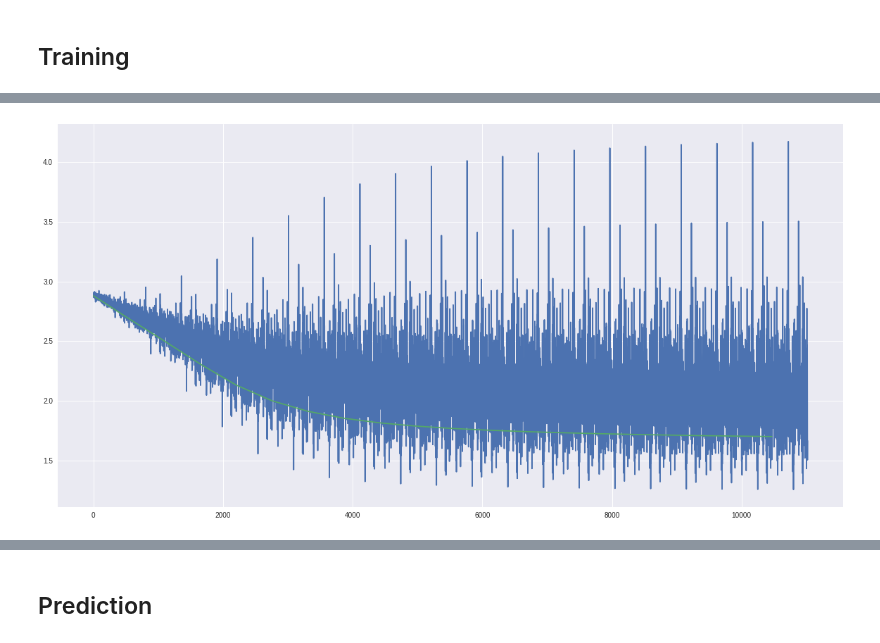
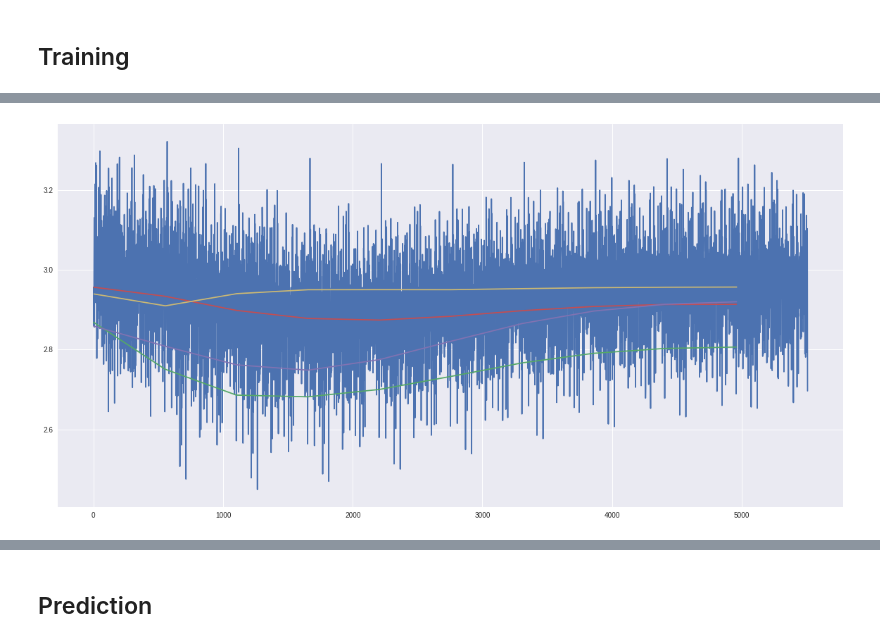
Before and after one commit to kohjingyu/hidden-markov-model, a Jupyter notebook: Part5.ipynb, the cells around one changed output, grey strips where cells are left out. Drawn from its saved outputs; the diff is of its cells as text; code cells hidden in the pictures.

```diff
--- a/Part5.ipynb
+++ b/Part5.ipynb
@@ -251,15 +317,3 @@ W3      (18, 128)
 # %%
-lr = 0.01
-n_epochs = 20
+lr = 0.0005
+n_epochs = 10
-# %%
-%%script false
-# test loss function by overfitting
-losses = []
-for i in trange(n_iters):
-    loss = compute_loss(W, b, x, y)
-    grad_W = compute_grad_W(W, b, x, y)
-    grad_b = compute_grad_b(W, b, x, y)
-
-    W -= lr * grad_W
-    b -= lr * grad_b
-    losses.append(loss)
@@ -299,0 +320,24 @@ for i in trange(n_epochs):
+# %%
+%%script false
+# overfitting test
+x, y = inputs[0], labels[0]
+
+losses = []
+for i in trange(n_epochs):
+    loss, grad = backward(*model, x=x, y=y)
+
+    losses.append(loss)
+    for error, weight in zip(grad, model):
+        weight -= lr * error
+# %%
+losses  = []
+accuracies = []
+for i in trange(n_epochs):
+    for j in trange(len(inputs), leave=False):
+        x, y = inputs[j], labels[j]
+        loss, grad = backward(*model, x=x, y=y)
+
+        losses.append(loss)
+        for error, weight in zip(grad, model):
+            weight -= lr * error
+    accuracies.append(compute_accuracy())
@@ -300,8 +358,9 @@ for i in trange(n_epochs):
 # %%
 plt.figure(figsize=(20, 10))
 plt.plot(np.arange(len(losses)), losses)  # overall training loss
 
 interval = len(inputs)
-plt.plot(np.arange(len(losses))[::interval], losses[::interval]);  # loss of one sentence over each epoch
+for i in range(4):
+    plt.plot(np.arange(len(losses))[i::interval], losses[i::interval]);  # loss of one sentence over each epoch
 # %% [output]
-[figure, old version]
+[figure, new version]
```
Also changed, not shown: parts of 23 cells of this notebook.
